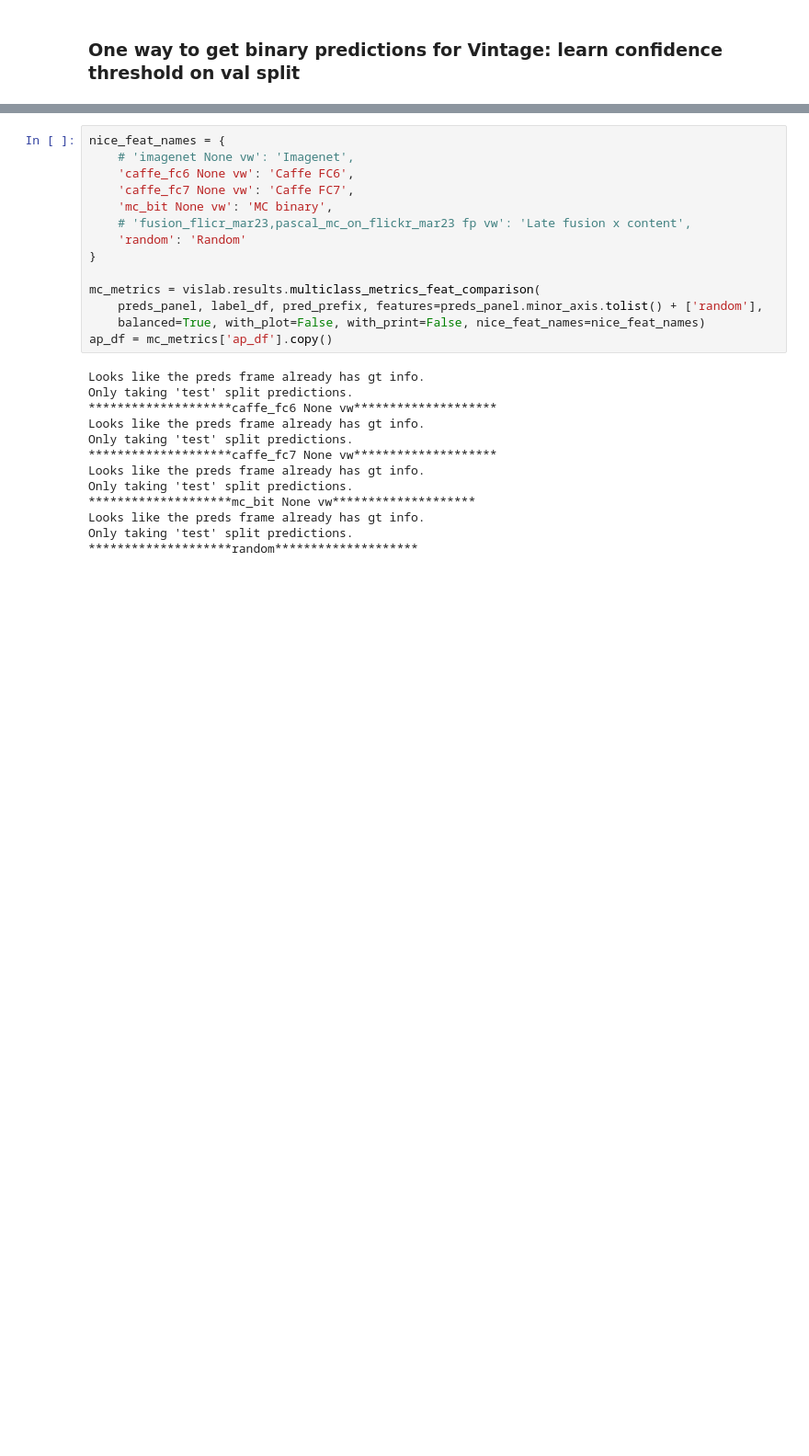
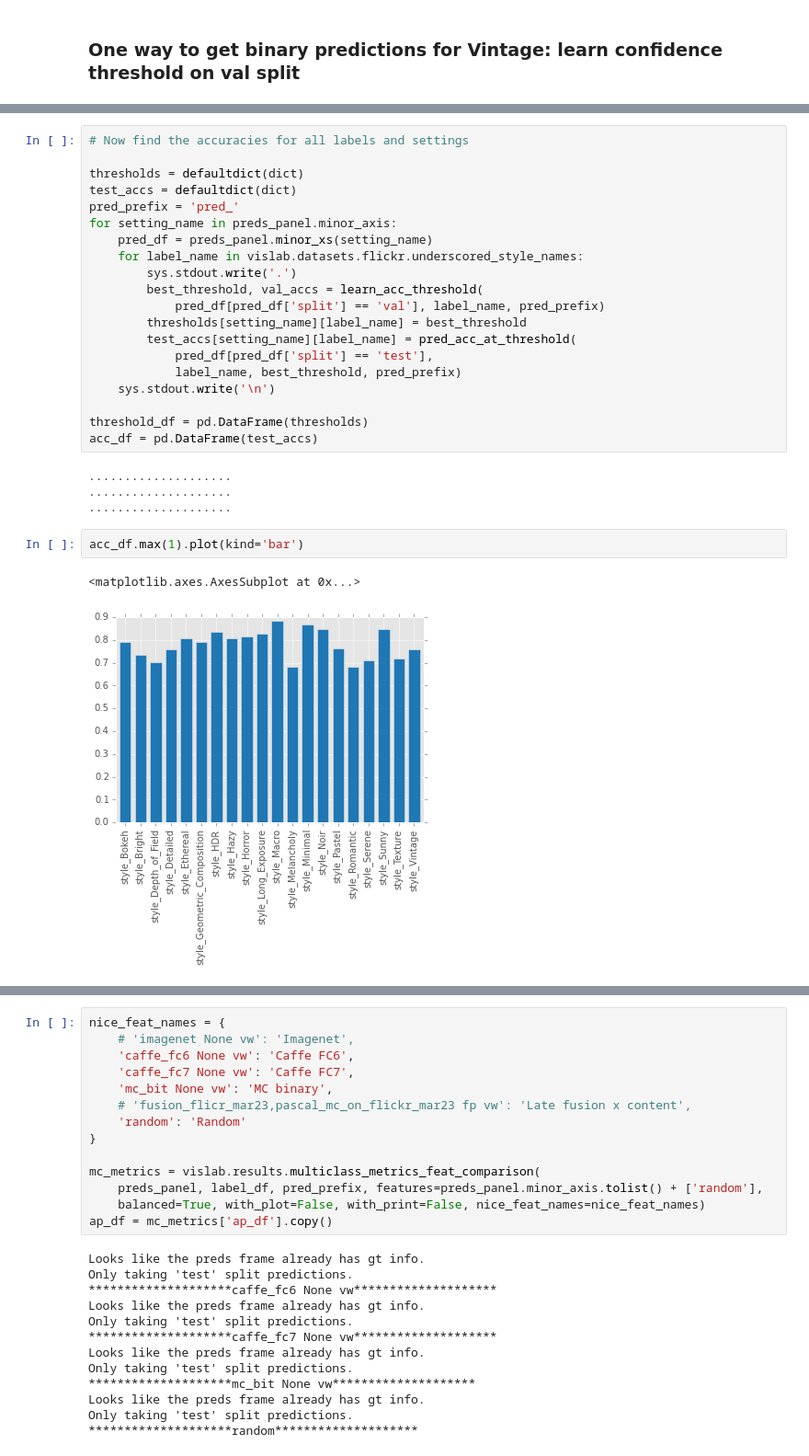
Before and after one commit to sergeyk/vislab, a Jupyter notebook: image_style_experiments/flickr results.ipynb, the cells around one changed output, grey strips where cells are left out. Shown: that part at 92% size. Saved outputs shown, nothing was run; the diff lists cells and outputs as text; blank space fills up the shorter version.

```diff
--- a/image_style_experiments/flickr results.ipynb
+++ b/image_style_experiments/flickr results.ipynb
@@ -122,0 +138,29 @@ Accuracy on test, at threshold learned on val: 0.608
+# %%
+# Now find the accuracies for all labels and settings
+
+thresholds = defaultdict(dict)
+test_accs = defaultdict(dict)
+pred_prefix = 'pred_'
+for setting_name in preds_panel.minor_axis:
+    pred_df = preds_panel.minor_xs(setting_name)
+    for label_name in vislab.datasets.flickr.underscored_style_names:
+        sys.stdout.write('.')
+        best_threshold, val_accs = learn_acc_threshold(
+            pred_df[pred_df['split'] == 'val'], label_name, pred_prefix)
+        thresholds[setting_name][label_name] = best_threshold
+        test_accs[setting_name][label_name] = pred_acc_at_threshold(
+            pred_df[pred_df['split'] == 'test'],
+            label_name, best_threshold, pred_prefix)
+    sys.stdout.write('\n')
+
+threshold_df = pd.DataFrame(thresholds)
+acc_df = pd.DataFrame(test_accs)
+# %% [output]
+....................
+....................
+....................
+# %%
+acc_df.max(1).plot(kind='bar')
+# %% [output]
+<matplotlib.axes.AxesSubplot at 0x...>
+[figure, added]
```
Also changed, not shown: parts of 17 cells of this notebook, 2 other files.
